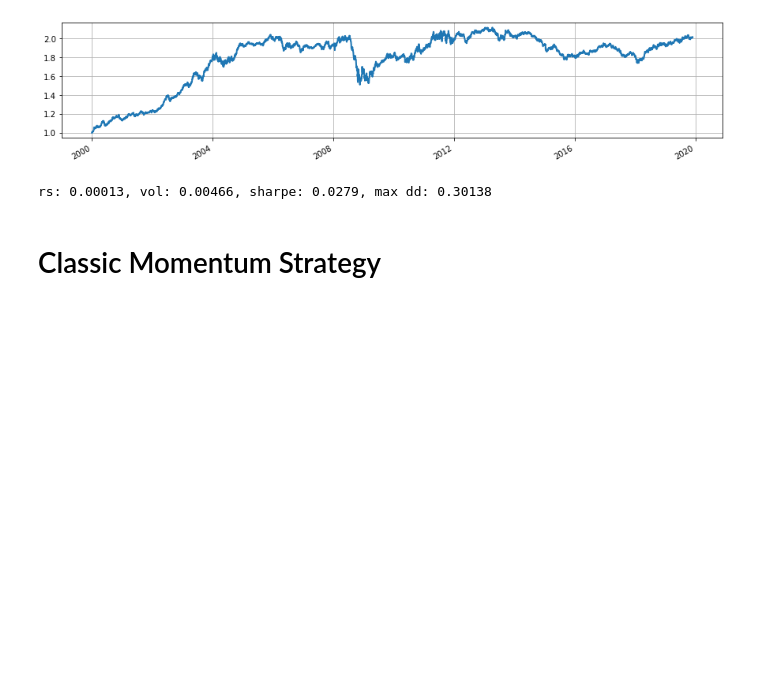
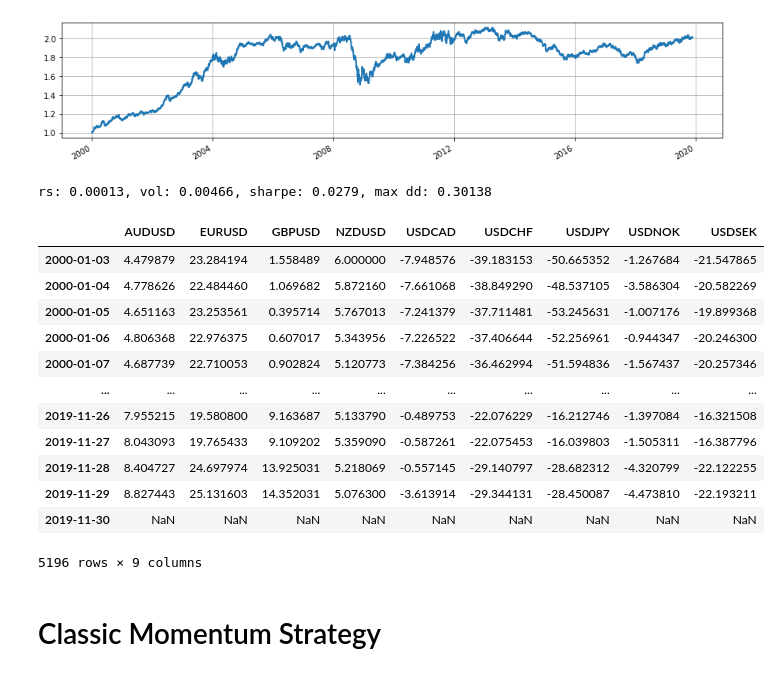
Before and after one commit to Micho77/GTNRL-Trading, a Jupyter notebook: research notebooks/FX Graph Risk Premia.ipynb, the cells around one changed output. Cells and saved outputs as stored; diff of their text form; code cells hidden in the pictures; blank space fills up the shorter version.

```diff
--- a/research notebooks/FX Graph Risk Premia.ipynb
+++ b/research notebooks/FX Graph Risk Premia.ipynb
@@ -84,6 +84,22 @@ r, v, s, d = portfolio_performance(myrs)
 print('rs: {}, vol: {}, sharpe: {}, max dd: {}'.format(r,v,s,d))
 # %% [output]
 rs: 0.00013, vol: 0.00466, sharpe: 0.0279, max dd: 0.30138
+# %%
+carry_score
+# %% [output]
+|  | AUDUSD | EURUSD | GBPUSD | NZDUSD | USDCAD | USDCHF | USDJPY | USDNOK | USDSEK |
+| 2000-01-03 | 4.479879 | 23.284194 | 1.558489 | 6.000000 | -7.948576 | -39.183153 | -50.665352 | -1.267684 | -21.547865 |
+| 2000-01-04 | 4.778626 | 22.484460 | 1.069682 | 5.872160 | -7.661068 | -38.849290 | -48.537105 | -3.586304 | -20.582269 |
+| 2000-01-05 | 4.651163 | 23.253561 | 0.395714 | 5.767013 | -7.241379 | -37.711481 | -53.245631 | -1.007176 | -19.899368 |
+| 2000-01-06 | 4.806368 | 22.976375 | 0.607017 | 5.343956 | -7.226522 | -37.406644 | -52.256961 | -0.944347 | -20.246300 |
+| 2000-01-07 | 4.687739 | 22.710053 | 0.902824 | 5.120773 | -7.384256 | -36.462994 | -51.594836 | -1.567437 | -20.257346 |
+| ... | ... | ... | ... | ... | ... | ... | ... | ... | ... |
+| 2019-11-26 | 7.955215 | 19.580800 | 9.163687 | 5.133790 | -0.489753 | -22.076229 | -16.212746 | -1.397084 | -16.321508 |
+| 2019-11-27 | 8.043093 | 19.765433 | 9.109202 | 5.359090 | -0.587261 | -22.075453 | -16.039803 | -1.505311 | -16.387796 |
+| 2019-11-28 | 8.404727 | 24.697974 | 13.925031 | 5.218069 | -0.557145 | -29.140797 | -28.682312 | -4.320799 | -22.122255 |
+| 2019-11-29 | 8.827443 | 25.131603 | 14.352031 | 5.076300 | -3.613914 | -29.344131 | -28.450087 | -4.473810 | -22.193211 |
+| 2019-11-30 | NaN | NaN | NaN | NaN | NaN | NaN | NaN | NaN | NaN |
+5196 rows × 9 columns
 # %% [markdown]
 # Classic Momentum Strategy
 # %% [markdown]
```
Also changed, not shown: parts of 1 cell of this notebook, 3 other files.
